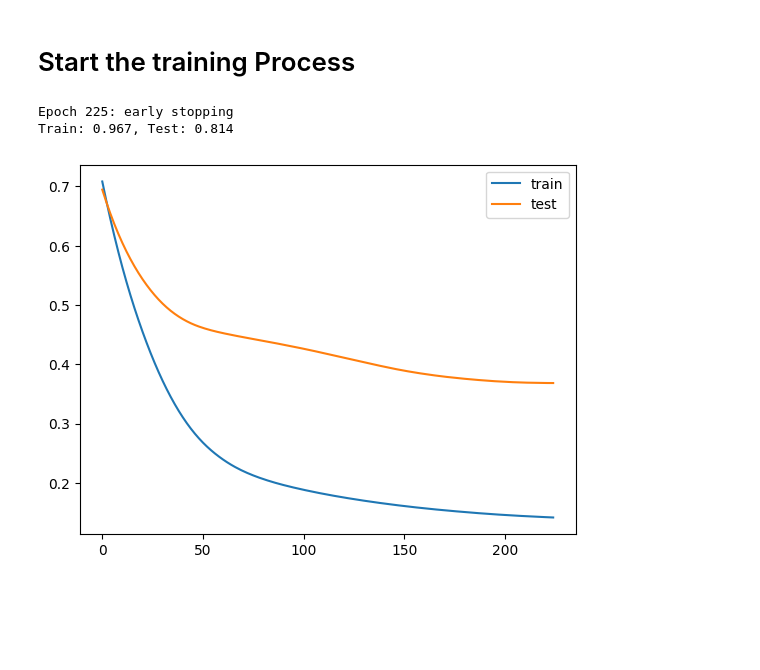
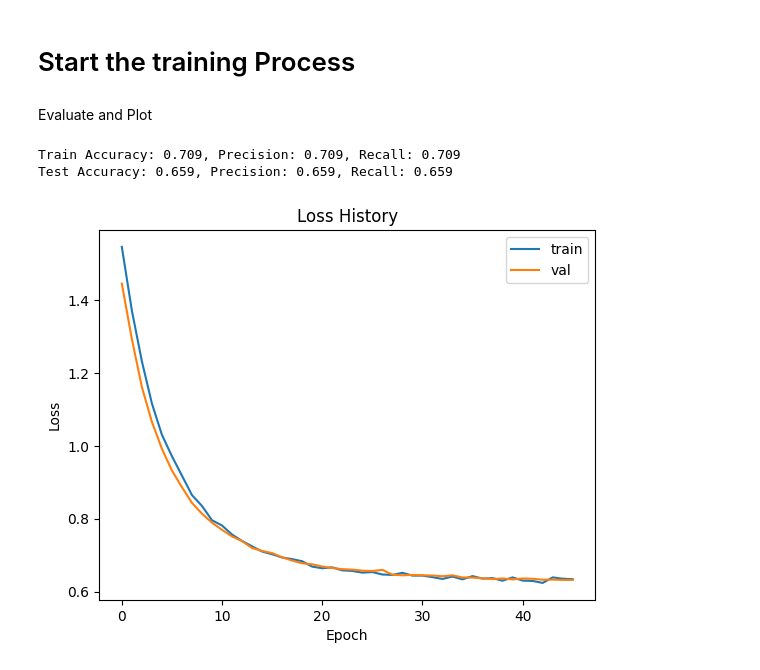
Before and after one commit to ngabo-dev/water-model-peer-group-4, a Jupyter notebook: Jean_Pierre_formative_II_water_quality_model.ipynb, the cells around one changed output. Drawn from its saved outputs; the diff is of its cells as text; code cells hidden in the pictures; blank space fills up the shorter version.

```diff
--- a/Jean_Pierre_formative_II_water_quality_model.ipynb
+++ b/Jean_Pierre_formative_II_water_quality_model.ipynb
@@ -82,20 +112,47 @@ IndexError: tuple index out of range
 # %% [markdown]
 # Start the training Process
-# %%
-
-# Reuse this codeif necessary
-#fit model
-history = model.fit(X, Y, validation_data=(testX, testy), epochs=4000, verbose=0, callbacks=[es])
-# evaluate the model
-_, train_acc = model.evaluate(trainX, trainy, verbose=0)
-_, test_acc = model.evaluate(testX, testy, verbose=0)
-print('Train: %.3f, Test: %.3f' % (train_acc, test_acc))
-# plot training history
-pyplot.plot(history.history['loss'], label='train')
-pyplot.plot(history.history['val_loss'], label='test')
-pyplot.legend()
-pyplot.show()
-# %% [output]
-Epoch 225: early stopping
-Train: 0.967, Test: 0.814
-[figure, removed]
+# %%
+# Setup for training
+from tensorflow.keras.callbacks import EarlyStopping
+
+early_stopping = EarlyStopping(
+    monitor='val_loss',
+    patience=6,
+    min_delta=0.002,
+    restore_best_weights=True
+)
+
+# Train the model
+history = model.fit(
+    X_train, y_train,
+    validation_data=(X_val, y_val),
+    epochs=4000,
+    verbose=0,
+    callbacks=[early_stopping]
+)
+# %% [markdown]
+Evaluate and Plot
+# %%
+# Evaluate and visualize results
+import matplotlib.pyplot as pyplot
+
+# Evaluate the model on train and test sets
+train_loss, train_acc, train_precision, train_recall = model.evaluate(X_train, y_train, verbose=0)
+test_loss, test_acc, test_precision, test_recall = model.evaluate(X_test, y_test, verbose=0)
+
+# Print results
+print(f"Train Accuracy: {train_acc:.3f}, Precision: {train_precision:.3f}, Recall: {train_recall:.3f}")
+print(f"Test Accuracy: {test_acc:.3f}, Precision: {test_precision:.3f}, Recall: {test_recall:.3f}")
+
+# Plot training history
+pyplot.plot(history.history['loss'], label='train')
+pyplot.plot(history.history['val_loss'], label='val')
+pyplot.legend()
+pyplot.title("Loss History")
+pyplot.xlabel("Epoch")
+pyplot.ylabel("Loss")
+pyplot.show()
+# %% [output]
+Train Accuracy: 0.709, Precision: 0.709, Recall: 0.709
+Test Accuracy: 0.659, Precision: 0.659, Recall: 0.659
+[figure, added]
```
Also changed, not shown: parts of 8 cells of this notebook.
